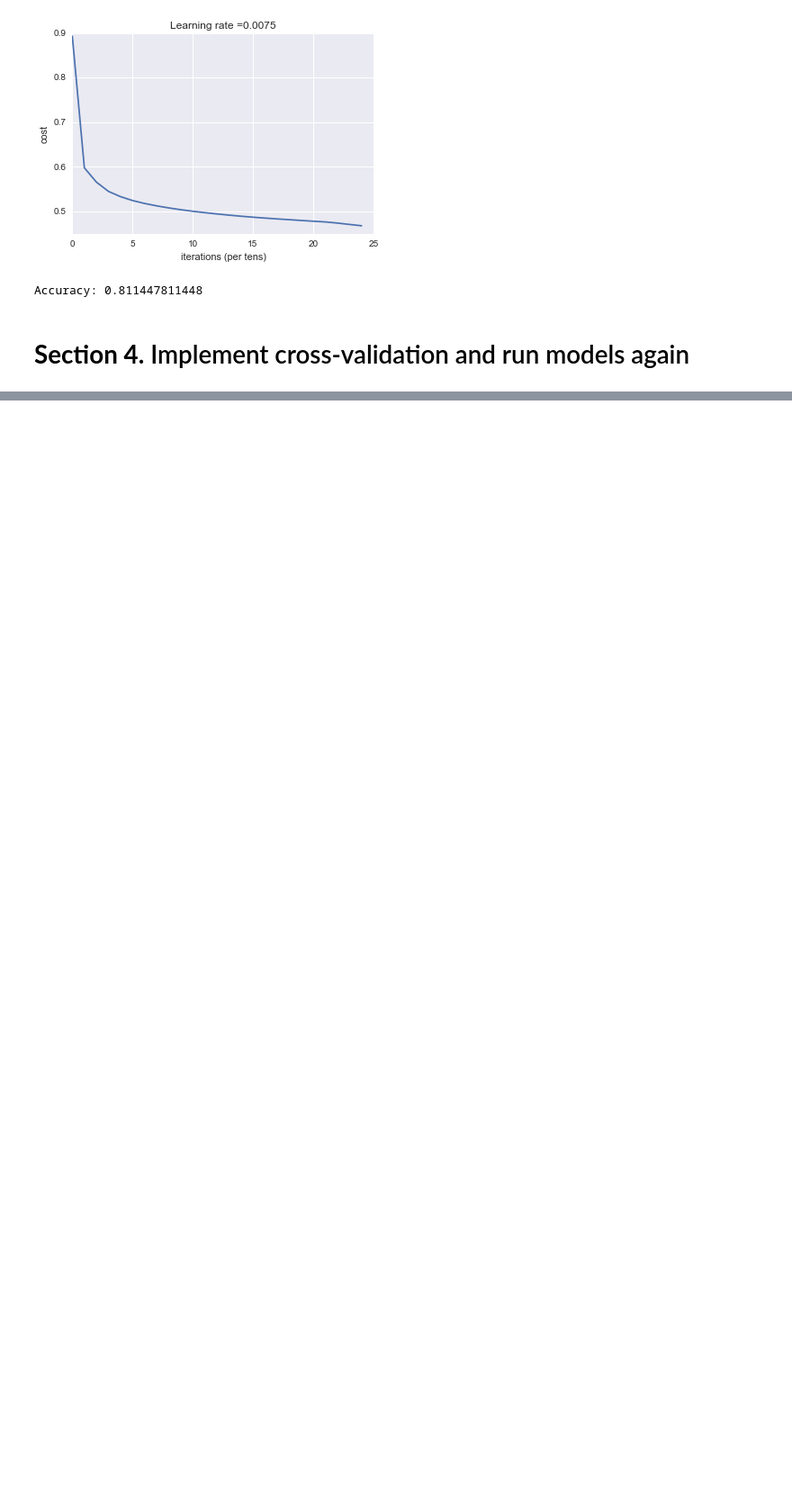
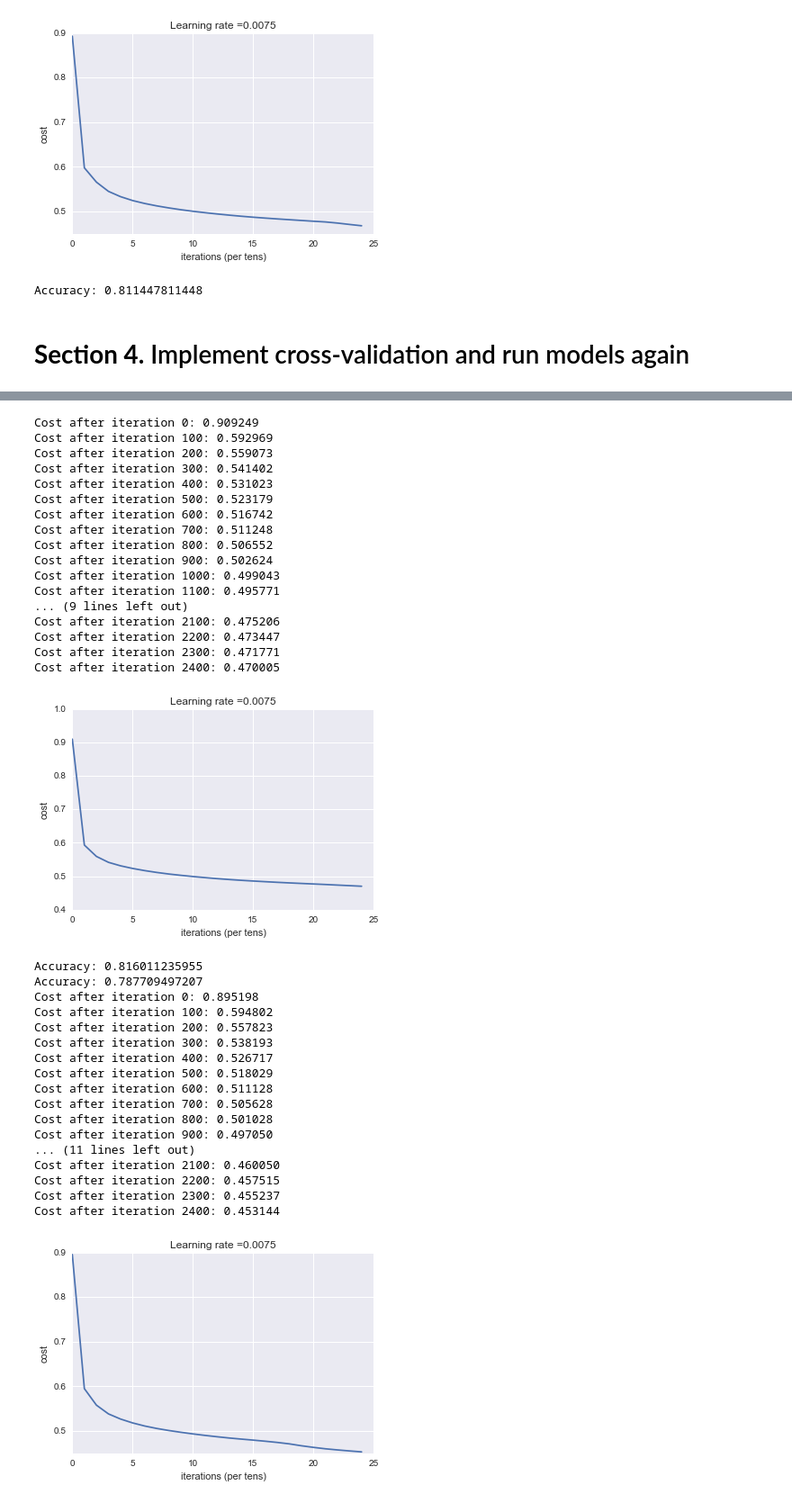
Before and after one commit to clin-projects/kaggle-titanic, a Jupyter notebook: titanic-NN.ipynb, the cells around one changed output, grey strips where cells are left out. Shown at 90% size. Saved outputs shown, nothing was run; the diff lists cells and outputs as text; code cells hidden in the pictures; blank space fills up the shorter version.

```diff
--- a/titanic-NN.ipynb
+++ b/titanic-NN.ipynb
@@ -173,0 +178,5 @@ Accuracy: 0.811447811448
+# %%
+# need to transpose X, Y from the NN model
+
+X_train = np.array(X_train.T)
+Y_train = np.array(Y_train.T)
@@ -173,0 +225,71 @@ Accuracy: 0.811447811448
+# %%
+train_accuracy = []
+test_accuracy = []
+
+for train_index, test_index in skf.split(X_train, Y_train):
+    X_train_i, X_test_i = X_train[train_index].T, X_train[test_index].T
+    Y_train_i, Y_test_i = Y_train[train_index].T, Y_train[test_index].T
+
+    n_x = X_train_i.shape[0]     # num_px * num_px * 3
+    n_y = Y_train_i.shape[0]
+    layers_dims = [n_x, 20, 7, 5, n_y] #  4-layer model
+
+    parameters = L_layer_model(X_train_i, Y_train_i, layers_dims, num_iterations = 2500, print_cost = True);
+
+    pred_train_i = predict(X_train_i, Y_train_i, parameters)
+    pred_test_i = predict(X_test_i, Y_test_i, parameters)
+
+    cur_train_accuracy = float(np.sum(pred_train_i == Y_train_i)) / Y_train_i.shape[1]
+    cur_test_accuracy = float(np.sum(pred_test_i == Y_test_i)) / Y_test_i.shape[1]
+
+    train_accuracy.append(cur_train_accuracy)
+    test_accuracy.append(cur_test_accuracy)
+
+avg_train_accuracy = np.round(np.sum(train_accuracy,axis=0) / n_splits,2)
+avg_test_accuracy = np.round(np.sum(test_accuracy,axis=0) / n_splits,2)
+
+print 'training accuracy'
+print train_accuracy
+print avg_train_accuracy
+print '_'*40
+
+print 'test accuracy'
+print test_accuracy
+print avg_test_accuracy
+# %% [output]
+Cost after iteration 0: 0.909249
+Cost after iteration 100: 0.592969
+Cost after iteration 200: 0.559073
+Cost after iteration 300: 0.541402
+Cost after iteration 400: 0.531023
+Cost after iteration 500: 0.523179
+Cost after iteration 600: 0.516742
+Cost after iteration 700: 0.511248
+Cost after iteration 800: 0.506552
+Cost after iteration 900: 0.502624
+Cost after iteration 1000: 0.499043
+Cost after iteration 1100: 0.495771
+... (9 lines left out)
+Cost after iteration 2100: 0.475206
+Cost after iteration 2200: 0.473447
+Cost after iteration 2300: 0.471771
+Cost after iteration 2400: 0.470005
+[figure, added]
+Accuracy: 0.816011235955
+Accuracy: 0.787709497207
+Cost after iteration 0: 0.895198
+Cost after iteration 100: 0.594802
+Cost after iteration 200: 0.557823
+Cost after iteration 300: 0.538193
+Cost after iteration 400: 0.526717
+Cost after iteration 500: 0.518029
+Cost after iteration 600: 0.511128
+Cost after iteration 700: 0.505628
+Cost after iteration 800: 0.501028
+Cost after iteration 900: 0.497050
+... (11 lines left out)
+Cost after iteration 2100: 0.460050
+Cost after iteration 2200: 0.457515
+Cost after iteration 2300: 0.455237
+Cost after iteration 2400: 0.453144
+[figure, added]
```
Also changed, not shown: parts of 6 cells of this notebook.
